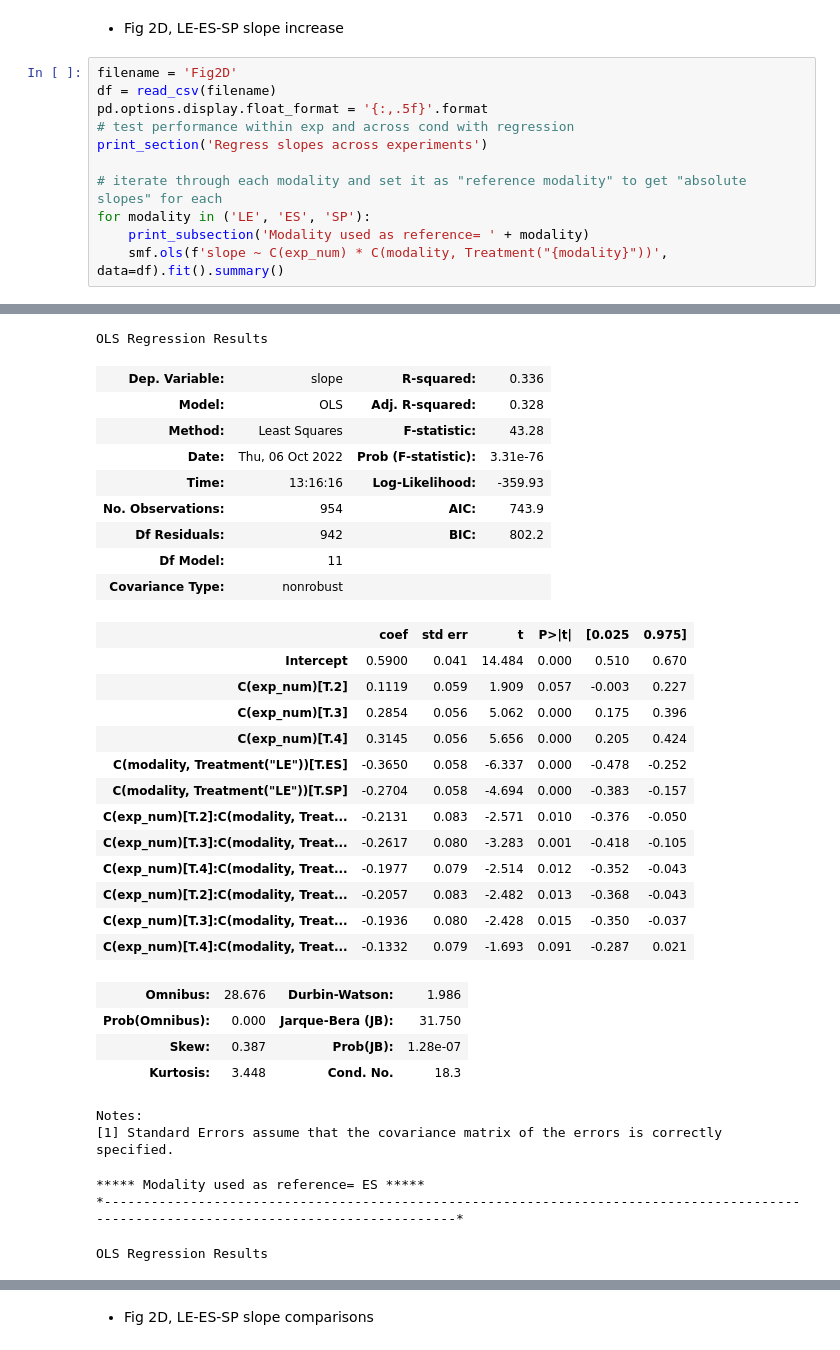
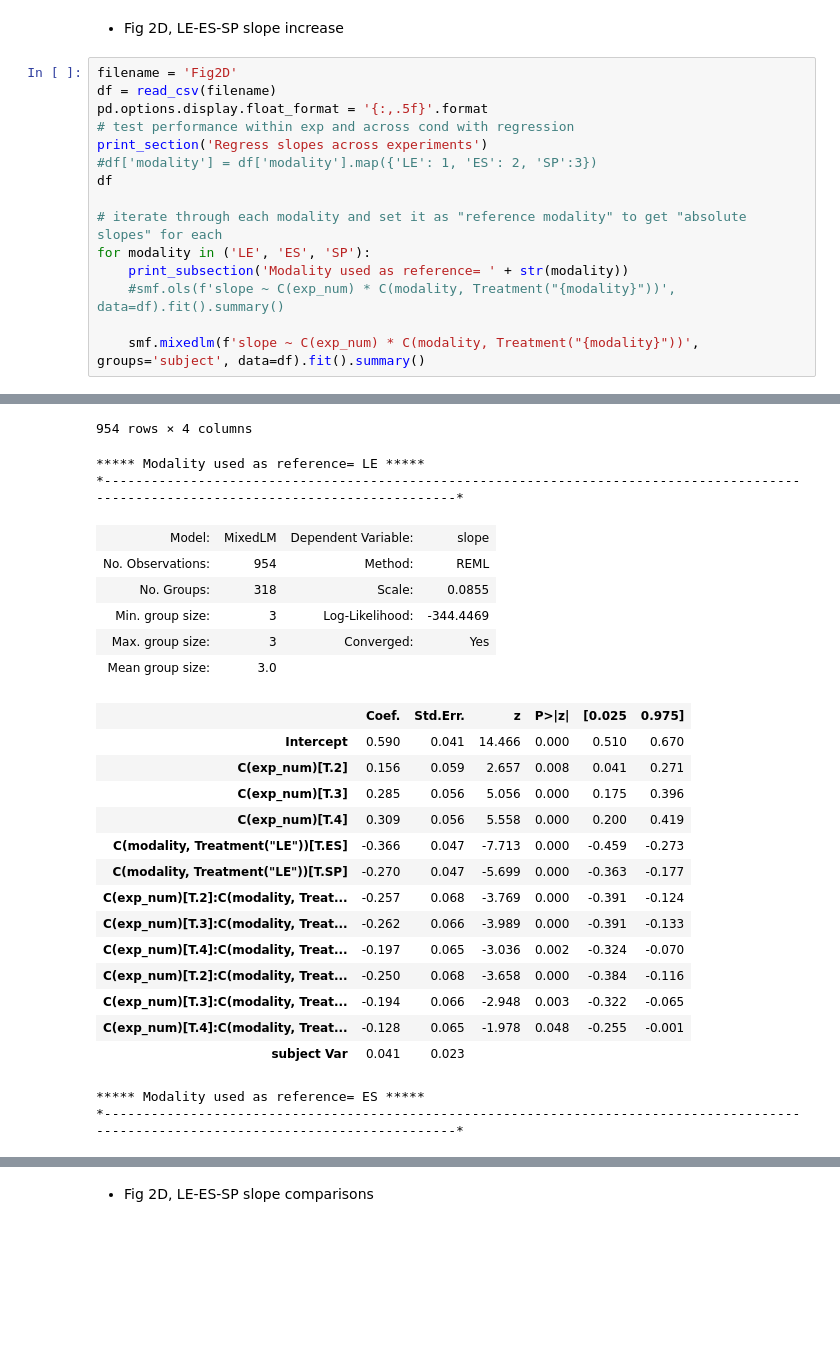
Before and after one commit to bsgarcia/RandCFollowUp, a Jupyter notebook: python/stats.ipynb, the cells around one changed output, grey strips where cells are left out. Drawn from its saved outputs; the diff is of its cells as text; blank space fills up the shorter version.

```diff
--- a/python/stats.ipynb
+++ b/python/stats.ipynb
@@ -254,11 +286,15 @@ df = read_csv(filename)
 pd.options.display.float_format = '{:,.5f}'.format
 # test performance within exp and across cond with regression
 print_section('Regress slopes across experiments')
+#df['modality'] = df['modality'].map({'LE': 1, 'ES': 2, 'SP':3})
+df
 
 # iterate through each modality and set it as "reference modality" to get "absolute slopes" for each
 for modality in ('LE', 'ES', 'SP'):
-    print_subsection('Modality used as reference= ' + modality)
-    smf.ols(f'slope ~ C(exp_num) * C(modality, Treatment("{modality}"))', data=df).fit().summary()
+    print_subsection('Modality used as reference= ' + str(modality))
+    #smf.ols(f'slope ~ C(exp_num) * C(modality, Treatment("{modality}"))', data=df).fit().summary()
+
+    smf.mixedlm(f'slope ~ C(exp_num) * C(modality, Treatment("{modality}"))', groups='subject', data=df).fit().summary()
 # %% [output]
 *---------------------------------------------------------------------------------------------------------------------------------------*
 * DATASET INFO
@@ -283,32 +327,25 @@ N cols= 4
-OLS Regression Results
+954 rows × 4 columns
-| Dep. Variable: | slope | R-squared: | 0.336 |
-| Model: | OLS | Adj. R-squared: | 0.328 |
-| Method: | Least Squares | F-statistic: | 43.28 |
-| Date: | Thu, 06 Oct 2022 | Prob (F-statistic): | 3.31e-76 |
-| Time: | 13:16:16 | Log-Likelihood: | -359.93 |
-| No. Observations: | 954 | AIC: | 743.9 |
-| Df Residuals: | 942 | BIC: | 802.2 |
-| Df Model: | 11 |  |  |
-| Covariance Type: | nonrobust |  |  |
+***** Modality used as reference= LE *****
+*---------------------------------------------------------------------------------------------------------------------------------------*
-|  | coef | std err | t | P>|t| | [0.025 | 0.975] |
-| Intercept | 0.5900 | 0.041 | 14.484 | 0.000 | 0.510 | 0.670 |
-| C(exp_num)[T.2] | 0.1119 | 0.059 | 1.909 | 0.057 | -0.003 | 0.227 |
-| C(exp_num)[T.3] | 0.2854 | 0.056 | 5.062 | 0.000 | 0.175 | 0.396 |
-| C(exp_num)[T.4] | 0.3145 | 0.056 | 5.656 | 0.000 | 0.205 | 0.424 |
-| C(modality, Treatment("LE"))[T.ES] | -0.3650 | 0.058 | -6.337 | 0.000 | -0.478 | -0.252 |
-| C(modality, Treatment("LE"))[T.SP] | -0.2704 | 0.058 | -4.694 | 0.000 | -0.383 | -0.157 |
-| C(exp_num)[T.2]:C(modality, Treat... | -0.2131 | 0.083 | -2.571 | 0.010 | -0.376 | -0.050 |
-| C(exp_num)[T.3]:C(modality, Treat... | -0.2617 | 0.080 | -3.283 | 0.001 | -0.418 | -0.105 |
-| C(exp_num)[T.4]:C(modality, Treat... | -0.1977 | 0.079 | -2.514 | 0.012 | -0.352 | -0.043 |
-| C(exp_num)[T.2]:C(modality, Treat... | -0.2057 | 0.083 | -2.482 | 0.013 | -0.368 | -0.043 |
-| C(exp_num)[T.3]:C(modality, Treat... | -0.1936 | 0.080 | -2.428 | 0.015 | -0.350 | -0.037 |
-| C(exp_num)[T.4]:C(modality, Treat... | -0.1332 | 0.079 | -1.693 | 0.091 | -0.287 | 0.021 |
+| Model: | MixedLM | Dependent Variable: | slope |
+| No. Observations: | 954 | Method: | REML |
+| No. Groups: | 318 | Scale: | 0.0855 |
+| Min. group size: | 3 | Log-Likelihood: | -344.4469 |
+| Max. group size: | 3 | Converged: | Yes |
+| Mean group size: | 3.0 |  |  |
-| Omnibus: | 28.676 | Durbin-Watson: | 1.986 |
-| Prob(Omnibus): | 0.000 | Jarque-Bera (JB): | 31.750 |
-| Skew: | 0.387 | Prob(JB): | 1.28e-07 |
-| Kurtosis: | 3.448 | Cond. No. | 18.3 |
+|  | Coef. | Std.Err. | z | P>|z| | [0.025 | 0.975] |
+| Intercept | 0.590 | 0.041 | 14.466 | 0.000 | 0.510 | 0.670 |
+| C(exp_num)[T.2] | 0.156 | 0.059 | 2.657 | 0.008 | 0.041 | 0.271 |
+| C(exp_num)[T.3] | 0.285 | 0.056 | 5.056 | 0.000 | 0.175 | 0.396 |
+| C(exp_num)[T.4] | 0.309 | 0.056 | 5.558 | 0.000 | 0.200 | 0.419 |
+| C(modality, Treatment("LE"))[T.ES] | -0.366 | 0.047 | -7.713 | 0.000 | -0.459 | -0.273 |
+| C(modality, Treatment("LE"))[T.SP] | -0.270 | 0.047 | -5.699 | 0.000 | -0.363 | -0.177 |
+| C(exp_num)[T.2]:C(modality, Treat... | -0.257 | 0.068 | -3.769 | 0.000 | -0.391 | -0.124 |
+| C(exp_num)[T.3]:C(modality, Treat... | -0.262 | 0.066 | -3.989 | 0.000 | -0.391 | -0.133 |
+| C(exp_num)[T.4]:C(modality, Treat... | -0.197 | 0.065 | -3.036 | 0.002 | -0.324 | -0.070 |
+| C(exp_num)[T.2]:C(modality, Treat... | -0.250 | 0.068 | -3.658 | 0.000 | -0.384 | -0.116 |
+| C(exp_num)[T.3]:C(modality, Treat... | -0.194 | 0.066 | -2.948 | 0.003 | -0.322 | -0.065 |
+| C(exp_num)[T.4]:C(modality, Treat... | -0.128 | 0.065 | -1.978 | 0.048 | -0.255 | -0.001 |
+| subject Var | 0.041 | 0.023 |  |  |  |  |
-Notes:
-[1] Standard Errors assume that the covariance matrix of the errors is correctly specified.
 ***** Modality used as reference= ES *****
 *---------------------------------------------------------------------------------------------------------------------------------------*
-OLS Regression Results
```
Also changed, not shown: parts of 10 cells of this notebook, 14 other files.
